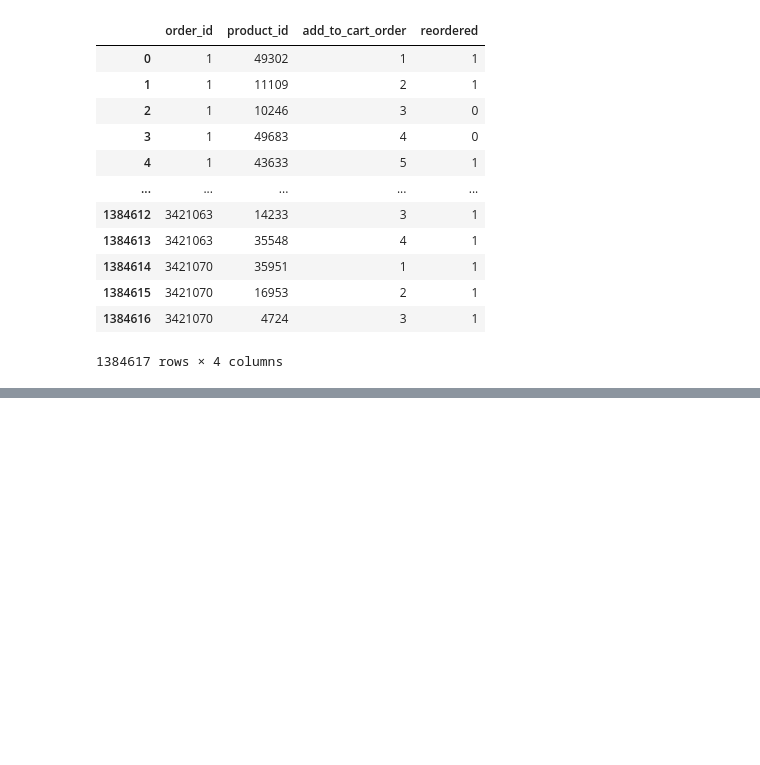
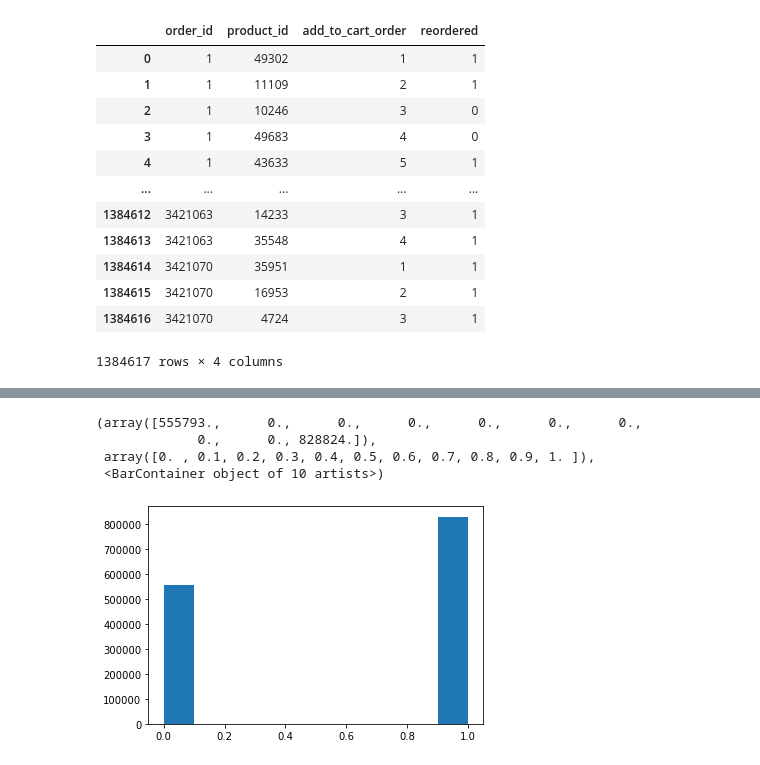
Before and after one commit to edubu2/metis-project3, a Jupyter notebook: code/query_db.ipynb, the cells around one changed output, grey strips where cells are left out. Cells and saved outputs as stored; diff of their text form; code cells hidden in the pictures; blank space fills up the shorter version.

Commit message:
Finish working query_db.ipynb and create code/eda.ipynb

```diff
--- a/code/query_db.ipynb
+++ b/code/query_db.ipynb
@@ -236,0 +319,16 @@ df_train
+# %%
+q = """
+SELECT train_orders.order_id, train_orders.product_id,
+    train_orders.add_to_cart_order, train_orders.reordered,
+    map.user_id, map.eval_set, map.order_number,
+    map.order_dow, map.order_hour_of_day, map.days_since_prior_order
+FROM train_orders
+LEFT JOIN
+    (
+        SELECT * FROM orders
+    ) AS map
+ON train_orders.order_id = map.order_id
+"""
+
+df_train_2 = pd.read_sql_query(q, conn)
+df_train_2
@@ -236,0 +468,8 @@ df_train
+# %%
+plt.hist(df_train_2.reordered)
+# %% [output]
+(array([555793.,      0.,      0.,      0.,      0.,      0.,      0.,
+             0.,      0., 828824.]),
+ array([0. , 0.1, 0.2, 0.3, 0.4, 0.5, 0.6, 0.7, 0.8, 0.9, 1. ]),
+ <BarContainer object of 10 artists>)
+[figure, added]
```
Also changed, not shown: parts of 34 cells of this notebook, 1 other file.
